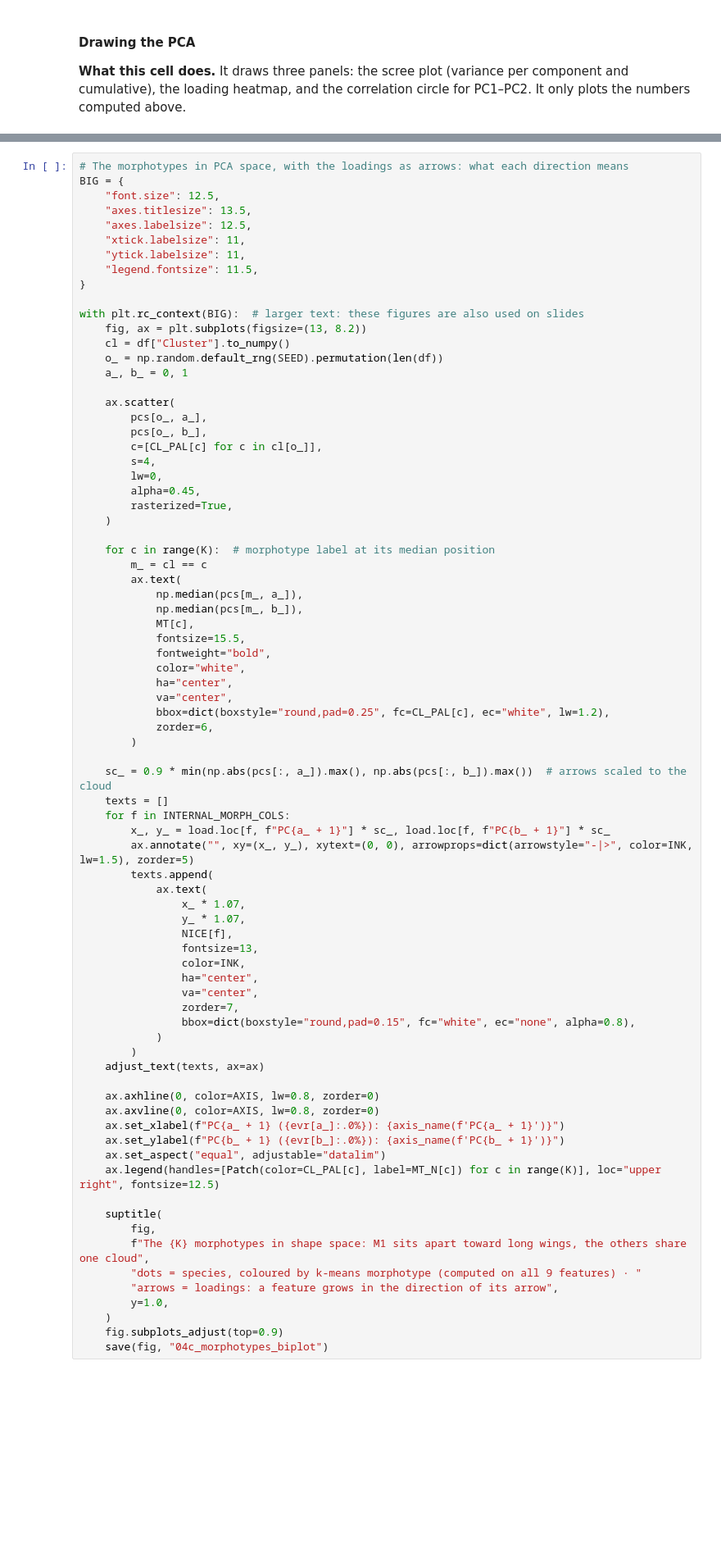
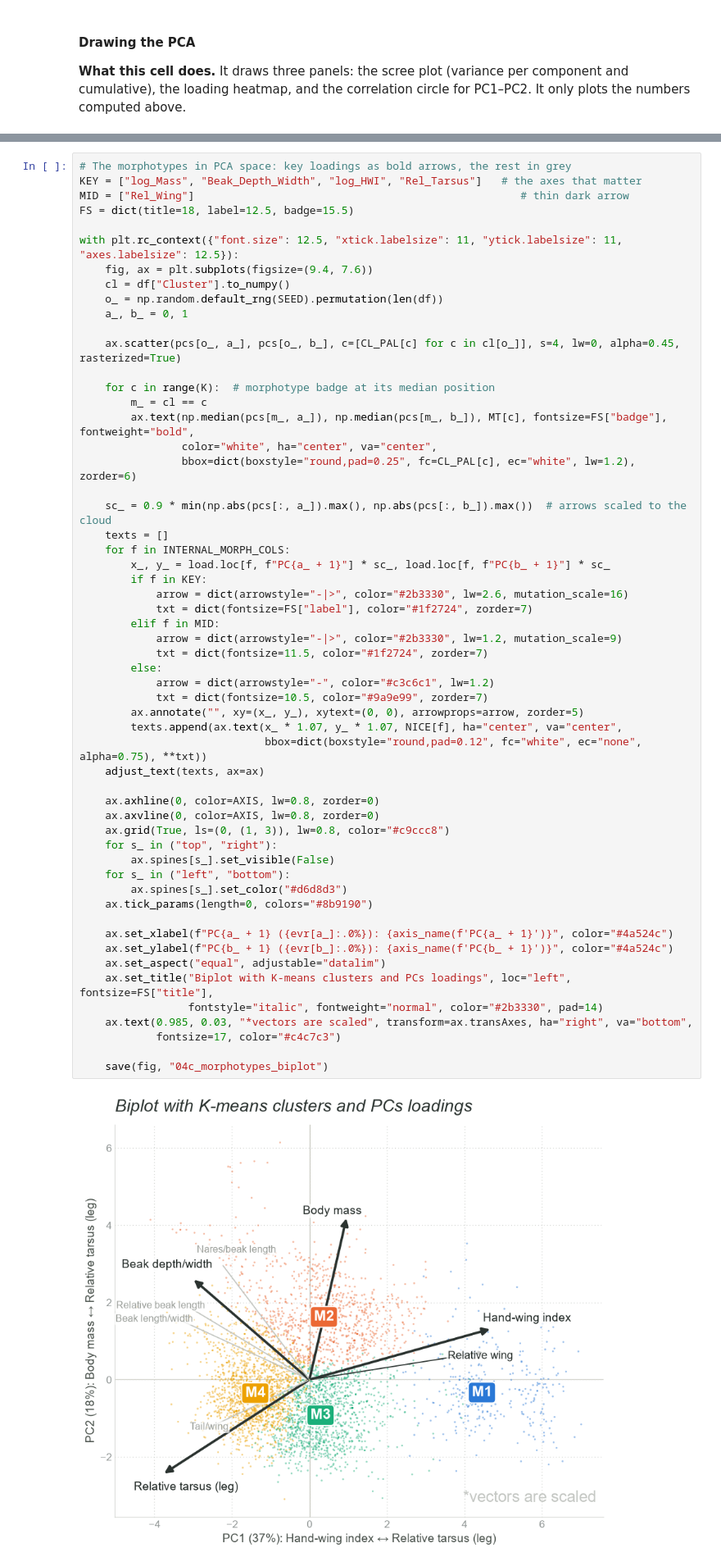
Before and after one commit to Tozzo4316/Avonet-Analysis, a Jupyter notebook: BirdNotebookXieZhao.ipynb, the cells around one changed output, grey strips where cells are left out. Shown at 82% size. Saved outputs shown, nothing was run; the diff lists cells and outputs as text; blank space fills up the shorter version.

```diff
--- a/BirdNotebookXieZhao.ipynb
+++ b/BirdNotebookXieZhao.ipynb
@@ -761,81 +830,61 @@ groups = df.Family1.values               # family of every species, for grouped
 **What this cell does.** It draws every species on the first two principal components, coloured by its k-means morphotype, and overlays the loadings as arrows (a biplot).
 **Why.** The clustering runs on all 9 features, so this is only a 2-D view of it, but it shows where each morphotype sits and, through the arrows, what body shape each direction stands for.
 # %%
-# The morphotypes in PCA space, with the loadings as arrows: what each direction means
-BIG = {
-    "font.size": 12.5,
-    "axes.titlesize": 13.5,
-    "axes.labelsize": 12.5,
-    "xtick.labelsize": 11,
-    "ytick.labelsize": 11,
-    "legend.fontsize": 11.5,
-}
+# The morphotypes in PCA space: key loadings as bold arrows, the rest in grey
+KEY = ["log_Mass", "Beak_Depth_Width", "log_HWI", "Rel_Tarsus"]   # the axes that matter
+MID = ["Rel_Wing"]                                                   # thin dark arrow
+FS = dict(title=18, label=12.5, badge=15.5)
 
-with plt.rc_context(BIG):  # larger text: these figures are also used on slides
-    fig, ax = plt.subplots(figsize=(13, 8.2))
+with plt.rc_context({"font.size": 12.5, "xtick.labelsize": 11, "ytick.labelsize": 11, "axes.labelsize": 12.5}):
+    fig, ax = plt.subplots(figsize=(9.4, 7.6))
     cl = df["Cluster"].to_numpy()
     o_ = np.random.default_rng(SEED).permutation(len(df))
     a_, b_ = 0, 1
 
-    ax.scatter(
-        pcs[o_, a_],
-        pcs[o_, b_],
-        c=[CL_PAL[c] for c in cl[o_]],
-        s=4,
-        lw=0,
-        alpha=0.45,
-        rasterized=True,
-    )
+    ax.scatter(pcs[o_, a_], pcs[o_, b_], c=[CL_PAL[c] for c in cl[o_]], s=4, lw=0, alpha=0.45, rasterized=True)
 
-    for c in range(K):  # morphotype label at its median position
+    for c in range(K):  # morphotype badge at its median position
         m_ = cl == c
-        ax.text(
-            np.median(pcs[m_, a_]),
-            np.median(pcs[m_, b_]),
-            MT[c],
-            fontsize=15.5,
-            fontweight="bold",
-            color="white",
-            ha="center",
-            va="center",
-            bbox=dict(boxstyle="round,pad=0.25", fc=CL_PAL[c], ec="white", lw=1.2),
-            zorder=6,
-        )
+        ax.text(np.median(pcs[m_, a_]), np.median(pcs[m_, b_]), MT[c], fontsize=FS["badge"], fontweight="bold",
+                color="white", ha="center", va="center",
+                bbox=dict(boxstyle="round,pad=0.25", fc=CL_PAL[c], ec="white", lw=1.2), zorder=6)
 
     sc_ = 0.9 * min(np.abs(pcs[:, a_]).max(), np.abs(pcs[:, b_]).max())  # arrows scaled to the cloud
     texts = []
     for f in INTERNAL_MORPH_COLS:
         x_, y_ = load.loc[f, f"PC{a_ + 1}"] * sc_, load.loc[f, f"PC{b_ + 1}"] * sc_
-        ax.annotate("", xy=(x_, y_), xytext=(0, 0), arrowprops=dict(arrowstyle="-|>", color=INK, lw=1.5), zorder=5)
-        texts.append(
-            ax.text(
-                x_ * 1.07,
-                y_ * 1.07,
-                NICE[f],
-                fontsize=13,
-                color=INK,
-                ha="center",
-                va="center",
-                zorder=7,
-                bbox=dict(boxstyle="round,pad=0.15", fc="white", ec="none", alpha=0.8),
-            )
-        )
+        if f in KEY:
+            arrow = dict(arrowstyle="-|>", color="#2b3330", lw=2.6, mutation_scale=16)
+            txt = dict(fontsize=FS["label"], color="#1f2724", zorder=7)
+        elif f in MID:
+            arrow = dict(arrowstyle="-|>", color="#2b3330", lw=1.2, mutation_scale=9)
+            txt = dict(fontsize=11.5, color="#1f2724", zorder=7)
+        else:
+            arrow = dict(arrowstyle="-", color="#c3c6c1", lw=1.2)
+            txt = dict(fontsize=10.5, color="#9a9e99", zorder=7)
+        ax.annotate("", xy=(x_, y_), xytext=(0, 0), arrowprops=arrow, zorder=5)
+        texts.append(ax.text(x_ * 1.07, y_ * 1.07, NICE[f], ha="center", va="center",
+                             bbox=dict(boxstyle="round,pad=0.12", fc="white", ec="none", alpha=0.75), **txt))
     adjust_text(texts, ax=ax)
 
     ax.axhline(0, color=AXIS, lw=0.8, zorder=0)
     ax.axvline(0, color=AXIS, lw=0.8, zorder=0)
-    ax.set_xlabel(f"PC{a_ + 1} ({evr[a_]:.0%}): {axis_name(f'PC{a_ + 1}')}")
-    ax.set_ylabel(f"PC{b_ + 1} ({evr[b_]:.0%}): {axis_name(f'PC{b_ + 1}')}")
+    ax.grid(True, ls=(0, (1, 3)), lw=0.8, color="#c9ccc8")
+    for s_ in ("top", "right"):
+        ax.spines[s_].set_visible(False)
+    for s_ in ("left", "bottom"):
+        ax.spines[s_].set_color("#d6d8d3")
+    ax.tick_params(length=0, colors="#8b9190")
+
+    ax.set_xlabel(f"PC{a_ + 1} ({evr[a_]:.0%}): {axis_name(f'PC{a_ + 1}')}", color="#4a524c")
+    ax.set_ylabel(f"PC{b_ + 1} ({evr[b_]:.0%}): {axis_name(f'PC{b_ + 1}')}", color="#4a524c")
     ax.set_aspect("equal", adjustable="datalim")
-    ax.legend(handles=[Patch(color=CL_PAL[c], label=MT_N[c]) for c in range(K)], loc="upper right", fontsize=12.5)
+    ax.set_title("Biplot with K-means clusters and PCs loadings", loc="left", fontsize=FS["title"],
+                 fontstyle="italic", fontweight="normal", color="#2b3330", pad=14)
+    ax.text(0.985, 0.03, "*vectors are scaled", transform=ax.transAxes, ha="right", va="bottom",
+            fontsize=17, color="#c4c7c3")
 
-    suptitle(
-        fig,
-        f"The {K} morphotypes in shape space: M1 sits apart toward long wings, the others share one cloud",
-        "dots = species, coloured by k-means morphotype (computed on all 9 features) · "
-        "arrows = loadings: a feature grows in the direction of its arrow",
-        y=1.0,
-    )
-    fig.subplots_adjust(top=0.9)
     save(fig, "04c_morphotypes_biplot")
+# %% [output]
+[figure, added]
 # %% [markdown]
```
Also changed, not shown: parts of 26 cells of this notebook.
